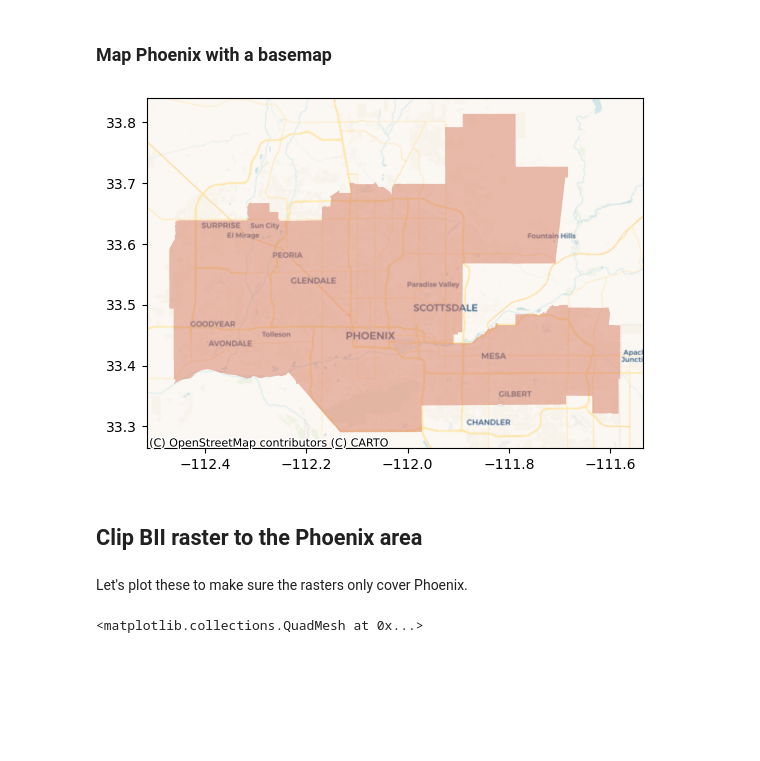
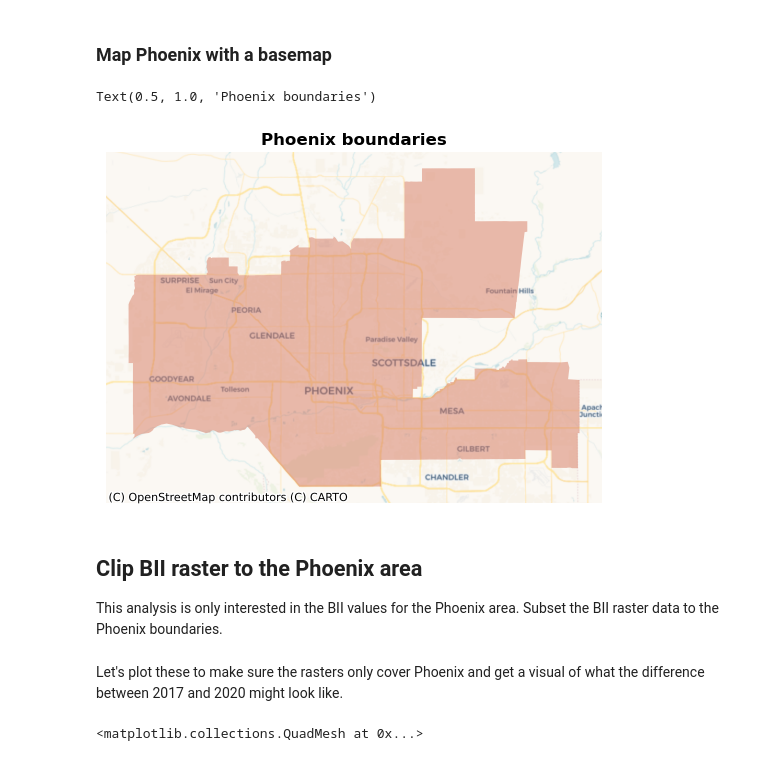
Before and after one commit to sofiiir/biodiversity-intactness-index-phoenix, a Jupyter notebook: task2-biodiversity-intactness.ipynb, the cells around one changed output. Cells and saved outputs as stored; diff of their text form; code cells hidden in the pictures; blank space fills up the shorter version.

```diff
--- a/task2-biodiversity-intactness.ipynb
+++ b/task2-biodiversity-intactness.ipynb
@@ -206,21 +208,35 @@ assert phoenix.crs == bio_2017.rio.crs
 # %% [markdown]
 ### Map Phoenix with a basemap
 # %%
-#
-ax = phoenix.plot(alpha = 0.5,
-                  color = '#D77A61')
+# Set a figure plot
+fig, ax = plt.subplots()
 
-ctx.add_basemap(ax,
+# Turn off axis
+ax.axis('off')
+
+# Plot Phoenix with reduced opacity
+phoenix.plot(ax = ax,
+             alpha = 0.5,
+             color = '#D77A61')
+
+# Add basemap
+ctx.add_basemap(ax = ax,
                 crs = bio_2020.rio.crs,
                 source=ctx.providers.CartoDB.Voyager)
+
+# Add title
+ax.set_title('Phoenix boundaries', fontsize = 12, fontweight = 'bold')
 # %% [output]
+Text(0.5, 1.0, 'Phoenix boundaries')
-[figure, old version]
+[figure, new version]
 # %% [markdown]
 ## Clip BII raster to the Phoenix area
+
+This analysis is only interested in the BII values for the Phoenix area. Subset the BII raster data to the Phoenix boundaries.
 # %%
 # Clip the raster data with the Phoenix shape geometry
 bio_2017 = bio_2017.rio.clip(phoenix.geometry, phoenix.crs)
 bio_2020 = bio_2020.rio.clip(phoenix.geometry, phoenix.crs)
 # %% [markdown]
-Let's plot these to make sure the rasters only cover Phoenix.
+Let's plot these to make sure the rasters only cover Phoenix and get a visual of what the difference between 2017 and 2020 might look like.
 # %%
```
Also changed, not shown: parts of 22 cells of this notebook.
